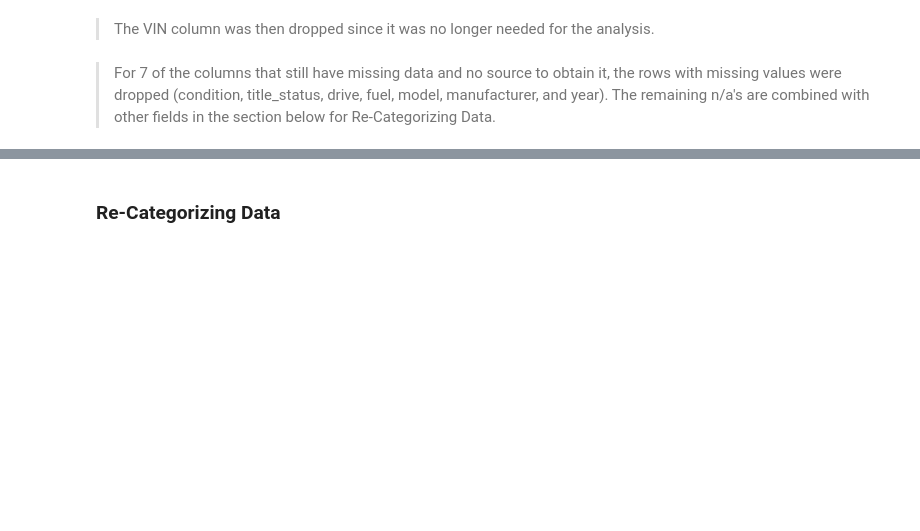
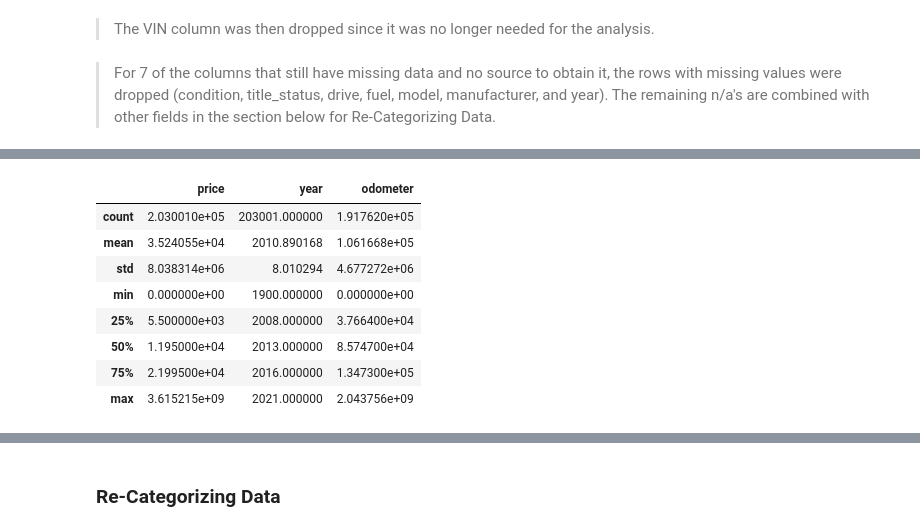
Before and after one commit to RudranilMitra/DS7331_Lab1, a Jupyter notebook: gp1.ipynb, the cells around one changed output, grey strips where cells are left out. Drawn from its saved outputs; the diff is of its cells as text; code cells hidden in the pictures; blank space fills up the shorter version.

```diff
--- a/gp1.ipynb
+++ b/gp1.ipynb
@@ -255,0 +289,12 @@ dtype: int64
+# %%
+car_df[['price','year','odometer']].describe()
+# %% [output]
+|  | price | year | odometer |
+| count | 2.030010e+05 | 203001.000000 | 1.917620e+05 |
+| mean | 3.524055e+04 | 2010.890168 | 1.061668e+05 |
+| std | 8.038314e+06 | 8.010294 | 4.677272e+06 |
+| min | 0.000000e+00 | 1900.000000 | 0.000000e+00 |
+| 25% | 5.500000e+03 | 2008.000000 | 3.766400e+04 |
+| 50% | 1.195000e+04 | 2013.000000 | 8.574700e+04 |
+| 75% | 2.199500e+04 | 2016.000000 | 1.347300e+05 |
+| max | 3.615215e+09 | 2021.000000 | 2.043756e+09 |
```
Also changed, not shown: parts of 22 cells of this notebook.
